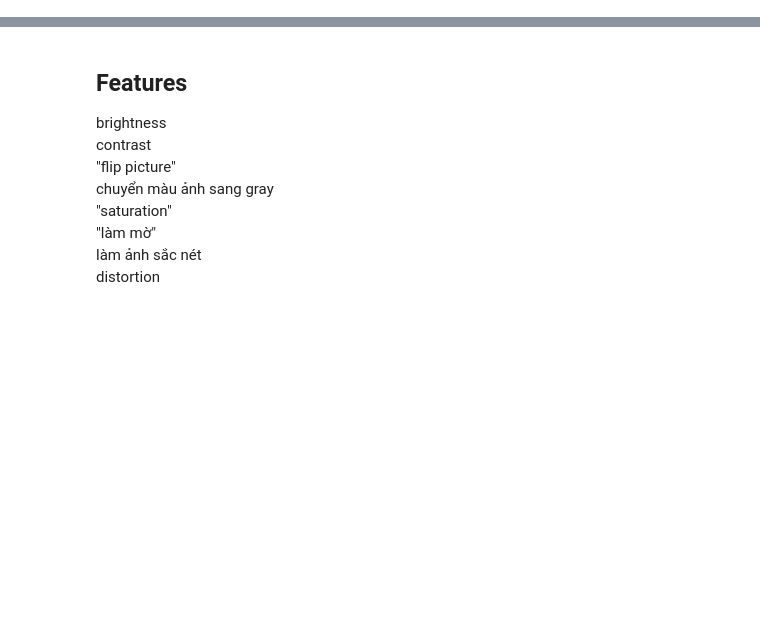
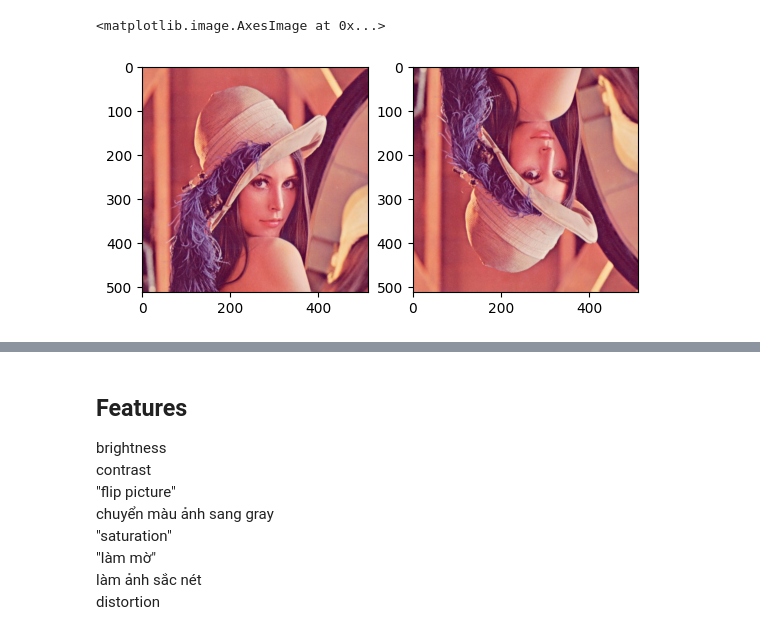
Before and after one commit to sabertoaster/image-processing, a Jupyter notebook: code.ipynb, the cells around one changed output, grey strips where cells are left out. Saved outputs shown, nothing was run; the diff lists cells and outputs as text; code cells hidden in the pictures; blank space fills up the shorter version.

```diff
--- a/code.ipynb
+++ b/code.ipynb
@@ -0,0 +30,37 @@
+# %%
+import cv2
+import numpy as np
+import matplotlib.pyplot as plt
+
+# Đọc hình ảnh
+img = cv2.imread("lenna.png")
+img = img.astype(float)
+height, width, channel = img.shape
+
+# Lưu output
+output = np.zeros((height, width, channel))
+
+# Lưu ma trận transform
+transform = np.array([[1, 0],
+                      [0, -1]])
+
+# Xử lý lật ảnh
+for abscissa in range(height):
+    for ordinate in range(width):
+        # Lưu màu của pixel đó
+        pixel = img[abscissa, ordinate, :]
+
+        # Tìm toạ độ mới
+        new_ordinate, new_abscissa = np.array(
+            [ordinate, abscissa]).dot(transform)
+
+        # Lưu màu vào toạ độ mới
+        output[new_abscissa, new_ordinate, :] = pixel
+
+# Hiển thị hình ảnh
+fig, ax = plt.subplots(1, 2)
+ax[0].imshow(cv2.cvtColor(img.astype(np.uint8), cv2.COLOR_BGR2RGB))
+ax[1].imshow(cv2.cvtColor(output.astype(np.uint8), cv2.COLOR_BGR2RGB))
+# %% [output]
+<matplotlib.image.AxesImage at 0x...>
+[figure, added]
```
Also changed, not shown: parts of 39 cells of this notebook, 7 other files.
